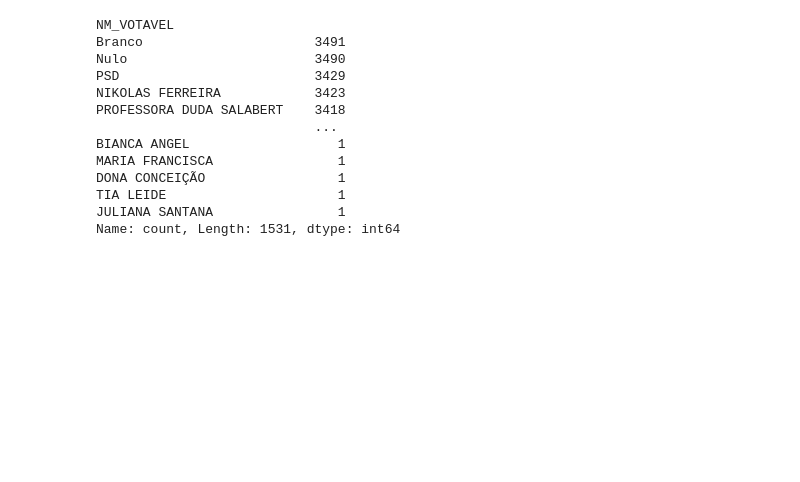
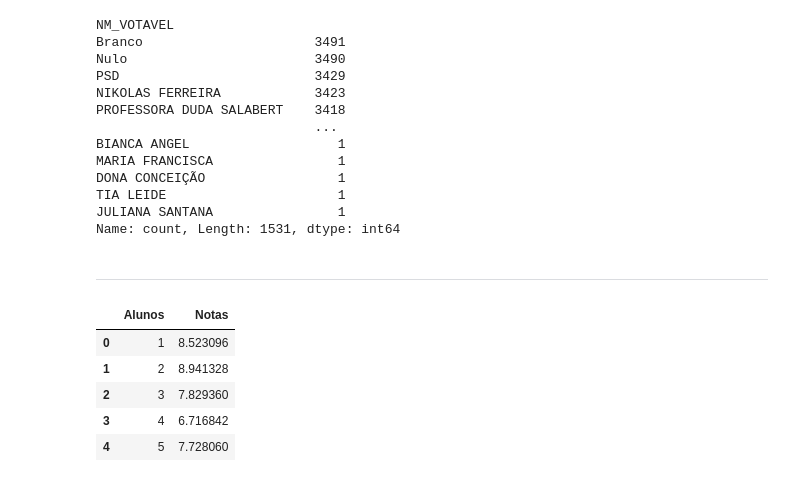
Before and after one commit to IlIIIIIIIIIlI/Jupyter-Notebooks, a Jupyter notebook: MBA USP/Python/Rascunho.ipynb, the cells around one changed output. Saved outputs shown, nothing was run; the diff lists cells and outputs as text; code cells hidden in the pictures; blank space fills up the shorter version.

```diff
--- a/MBA USP/Python/Rascunho.ipynb
+++ b/MBA USP/Python/Rascunho.ipynb
@@ -467,3 +467,27 @@ prefeito.drop(columns='DS_CARGO', inplace=True)
 # %%
 votos_prefeito = prefeito.groupby(['NM_VOTAVEL', 'NM_PARTIDO']).sum()
 votos_prefeito.to_excel('Votos por prefeito.xlsx')
+# %% [markdown]
+---
+# %%
+import numpy as np
+import pandas as pd
+import seaborn as sns
+import statsmodels.api as sm
+
+alunos = np.arange(1, 51, 1)
+notas = np.random.normal(8, 0.5, 50)
+
+df = pd.DataFrame({
+    'Alunos': alunos,
+    'Notas': notas
+})
+
+df[0:5]
+# %% [output]
+|  | Alunos | Notas |
+| 0 | 1 | 8.523096 |
+| 1 | 2 | 8.941328 |
+| 2 | 3 | 7.829360 |
+| 3 | 4 | 6.716842 |
+| 4 | 5 | 7.728060 |
```
Also changed, not shown: parts of 5 cells of this notebook, 5 other files.
